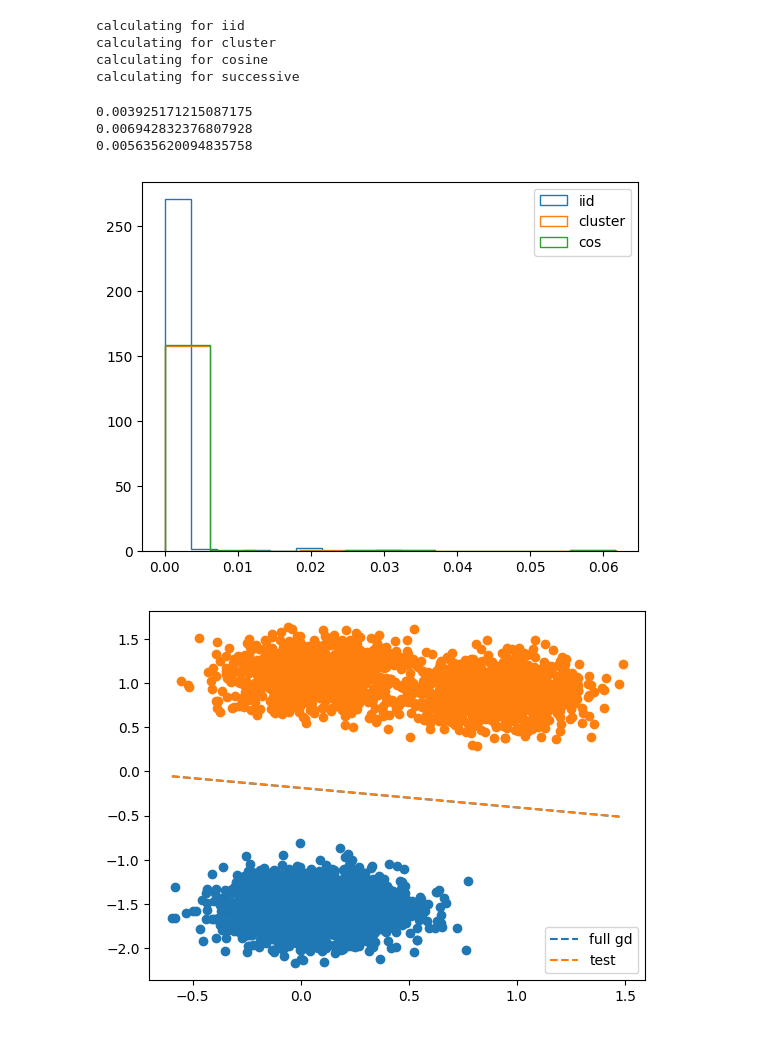
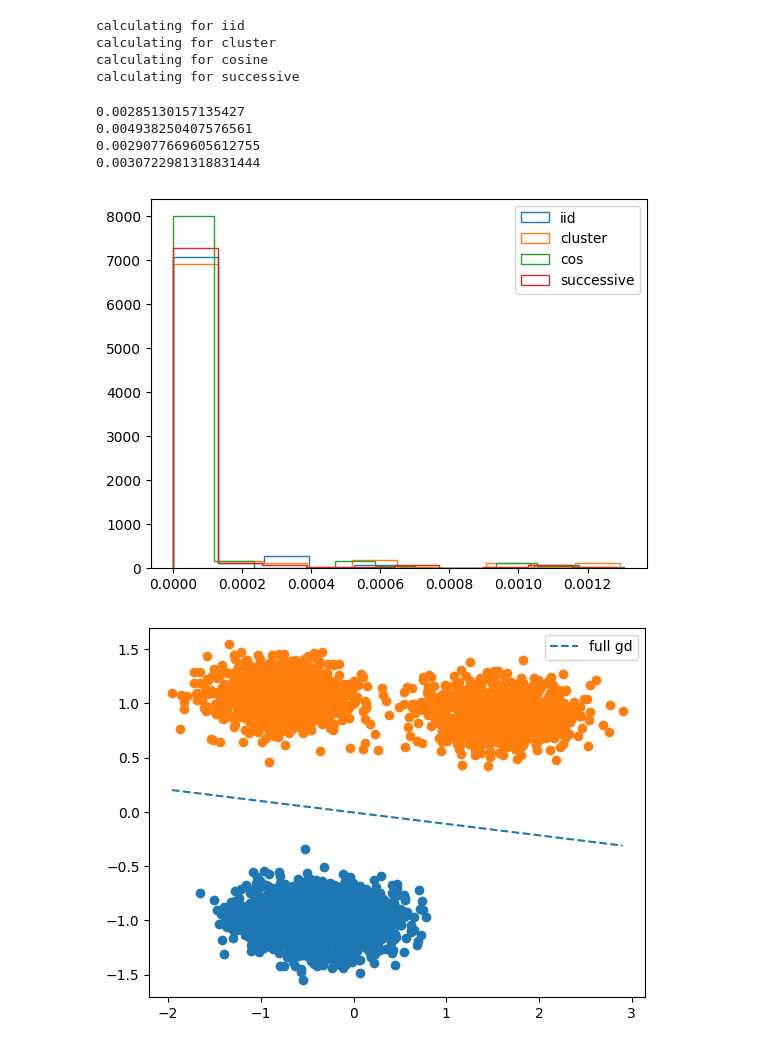
Before and after one commit to yy214/cluster-for-opt, a Jupyter notebook: clustering_for_opt.ipynb, the cells around one changed output. Drawn from its saved outputs; the diff is of its cells as text; code cells hidden in the pictures.

```diff
--- a/clustering_for_opt.ipynb
+++ b/clustering_for_opt.ipynb
@@ -40,6 +40,7 @@ testset = torchvision.datasets.MNIST(root='./data',
                                      )
 # %%
 from torch.utils.data import TensorDataset
+from sklearn.preprocessing import StandardScaler
 
 def filter_classes_MNIST(dataset, classes_to_keep):
 
@@ -51,7 +52,12 @@ def filter_classes_MNIST(dataset, classes_to_keep):
     mask = (targets == classes_to_keep[0]) | (targets == classes_to_keep[1])
 
     # Apply mask
-    filtered_data = (data[mask] / 255).float()
+    # filtered_data = (data[mask] / 255).float()
+
+    scaler = StandardScaler()
+    filtered_data = torch.from_numpy(scaler.fit_transform(data[mask])).float()
+
+    # filtered_data = (filtered_data - filtered_data.mean(axis=0)) / np.sqrt(filtered_data.var(axis=0))
 
     label_map = {classes_to_keep[0]: 0, classes_to_keep[1]: 1}
     filtered_targets = torch.tensor([label_map[t.item()] for t in targets[mask]])
@@ -116,7 +122,7 @@ def log_01_criterion(pred, labels):
     l = labels.view(-1, 1)*2 - 1
     return (nn.functional.softplus(-l*pred)).mean()
 # %%
-dataset = make_2d_classification() # mnist_01_train
+dataset = mnist_01_train #make_2d_classification()
 clustered_data, full_labels = dataset.tensors
 labeled_data = logistic_label_01_process(dataset)
 # %%
@@ -222,11 +256,11 @@ from solvers import solve_problem, svrg, COVER, clusterSVRG
 # %%
 from utils import clone_model
 # %%
-NB_EPOCH = 100
+NB_EPOCH = 200
 TIME_LIM = None # 25
-BATCH_SIZE = 8
+BATCH_SIZE = 64
 
-REPEAT_TIMES = 1
+REPEAT_TIMES = 10
 # %%
 base_model = SimpleModel(clustered_data)
 lr = 2
@@ -498,17 +587,15 @@ calculating for cluster
 calculating for cosine
 calculating for successive
 # %%
-# zip(["iid","cluster", "cos", "successive"],
-                    # [res_iid, res_cluster, res_cos, res_successive]):
-
-for lab, res in zip(["iid","cluster", "cos"],
-                    [res_iid, res_cluster, res_cos]):
+for lab, res in zip(["iid","cluster", "cos", "successive"],
+                    [res_iid, res_cluster, res_cos, res_successive]):
     print(np.mean(res)*BATCH_SIZE)
     plt.hist(res, density=True, histtype="step", label=lab)
 plt.legend()
 plt.show()
 # %% [output]
-0.003925171215087175
-0.006942832376807928
-0.005635620094835758
+0.00285130157135427
+0.004938250407576561
+0.0029077669605612755
+0.0030722981318831444
-[figure, old version]
+[figure, new version]
@@ -537,25 +602,25 @@ for i in tqdm(range(100)):
 # %%
 def plot_decision_boundary(data, model, label=None):
     w = model.layer.weight.detach().numpy().flatten()
     b = model.layer.bias.detach().item()
     x_vals = np.linspace(data[:,0].min(), data[:,0].max(), 100)
     if w[1] != 0:
         y_vals = -(w[0] * x_vals + b) / w[1]
         plt.plot(x_vals, y_vals, '--', label=label)
     else:
         # vertical line if w[1] == 0
         x_const = -b / w[0]
         plt.axvline(x_const, linestyle='--', label=label)
 
 plot_decision_boundary(clustered_data, model, "full gd")
-plot_decision_boundary(clustered_data, test_m, "test")
+# plot_decision_boundary(clustered_data, test_m, "test")
 
 plt.scatter(clustered_data[mask_0, 0], clustered_data[mask_0, 1])
 plt.scatter(clustered_data[mask_1, 0], clustered_data[mask_1, 1])
 plt.legend()
 plt.show()
 # %% [output]
-[figure, old version]
+[figure, new version]
 # %%
 display_grads(dataset, model, cluster_sampler)
 # %% [output]
```
Also changed, not shown: parts of 22 cells of this notebook, 30 other files.
